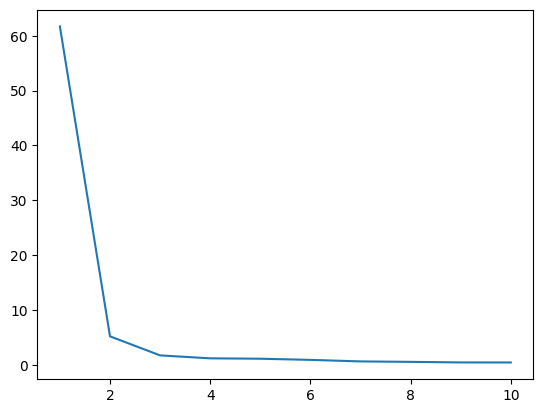
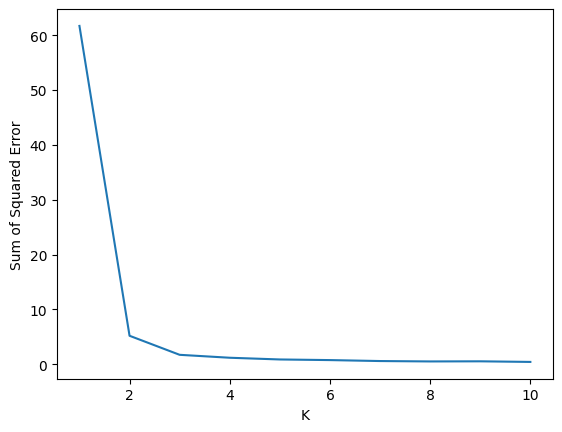
Code edit (unified diff) that turned the first committed figure into the second:
--- before
+++ after
@@ -1 +1,3 @@
+plt.xlabel('K')
+plt.ylabel('Sum of Squared Error')
 plt.plot(k_range, sse)

Commit: Add comment to the code